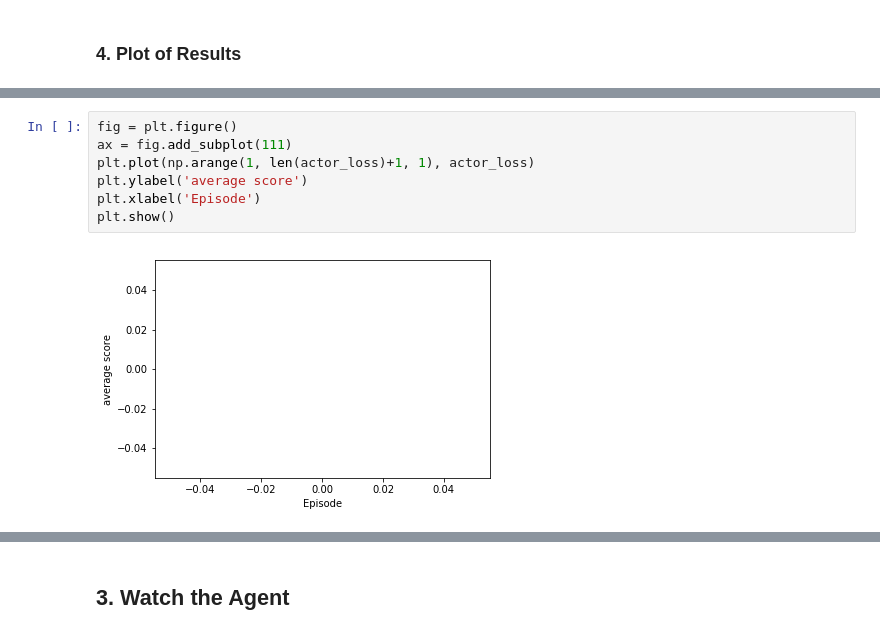
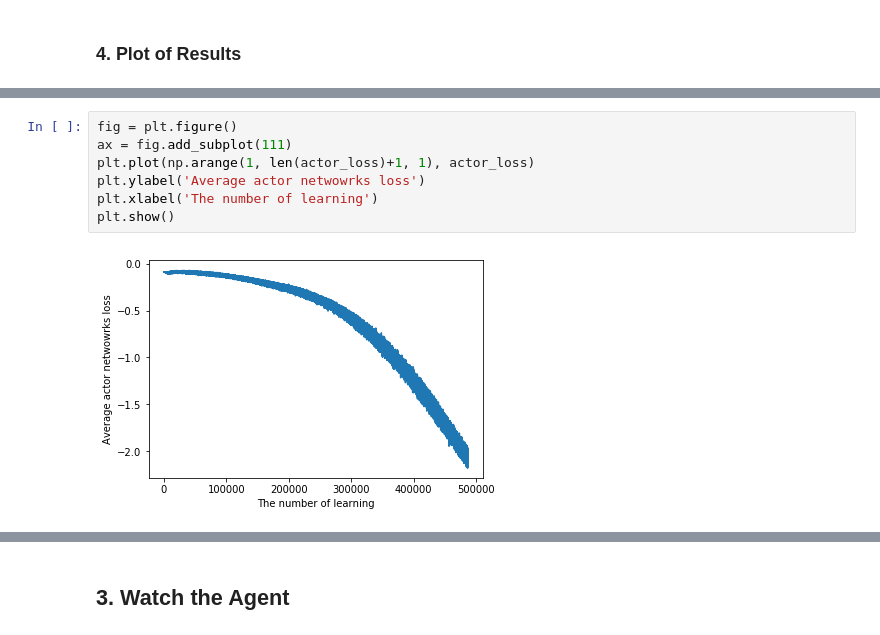
Before and after one commit to tae-yeop/Udacity_DRLND_continuous_control, a Jupyter notebook: Report.ipynb, the cells around one changed output, grey strips where cells are left out. Drawn from its saved outputs; the diff is of its cells as text.

```diff
--- a/Report.ipynb
+++ b/Report.ipynb
@@ -316,12 +350,12 @@ plt.show()
 # %%
 fig = plt.figure()
 ax = fig.add_subplot(111)
 plt.plot(np.arange(1, len(actor_loss)+1, 1), actor_loss)
-plt.ylabel('average score')
-plt.xlabel('Episode')
+plt.ylabel('Average actor netwowrks loss')
+plt.xlabel('The number of learning')
 plt.show()
 # %% [output]
-[figure, old version]
+[figure, new version]
 # %%
 fig = plt.figure()
 ax = fig.add_subplot(111)
```
Also changed, not shown: parts of 10 cells of this notebook, 7 other files.
